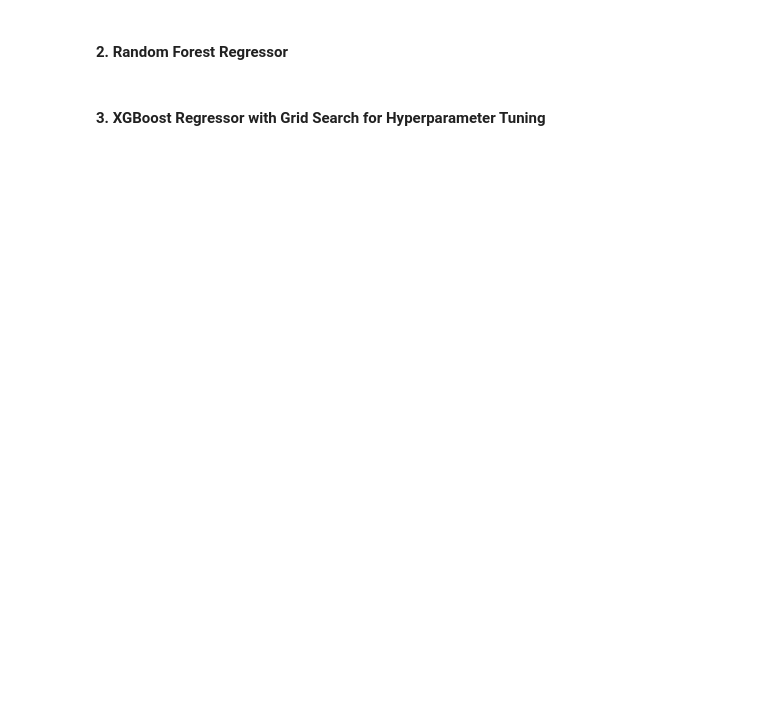
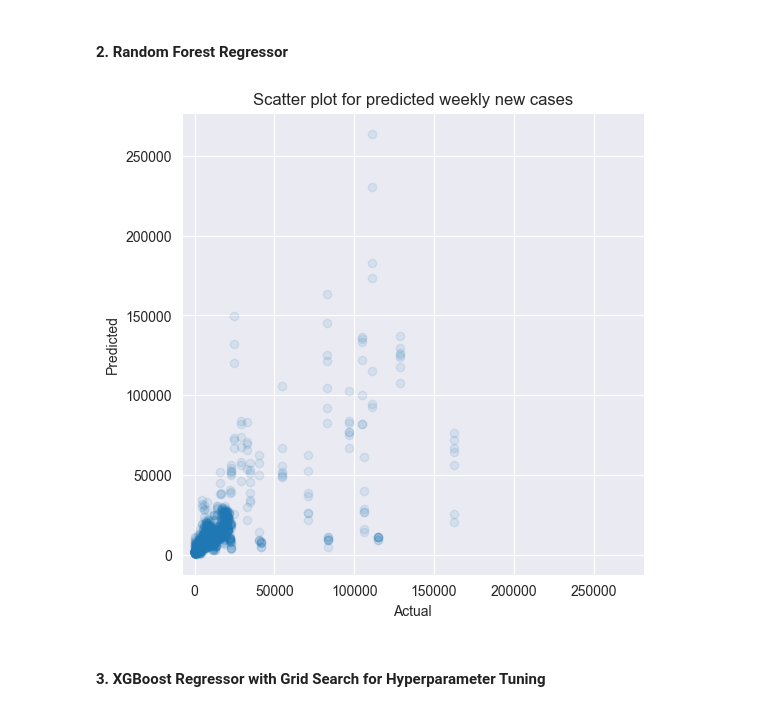
Before and after one commit to Zafarbek05/MLDA.CW.16417, a Jupyter notebook: notebooks/mlda.16417.ipynb, the cells around one changed output. Cells and saved outputs as stored; diff of their text form; code cells hidden in the pictures; blank space fills up the shorter version.

```diff
--- a/notebooks/mlda.16417.ipynb
+++ b/notebooks/mlda.16417.ipynb
@@ -453,6 +473,25 @@ from sklearn.linear_model import LinearRegression
 #### 2. Random Forest Regressor
 # %%
 from sklearn.ensemble import RandomForestRegressor
+
+# training
+model_rf = RandomForestRegressor(random_state=42, n_jobs=-1)
+model_rf.fit(X_train, y_train)
+
+# predicting
+y_pred_rf = model_rf.predict(X_test)
+
+# Scatter plot
+plt.figure(figsize=(6, 6))
+plt.scatter(y_test, y_pred_rf, alpha=0.1)
+plt.title("Scatter plot for predicted weekly new cases")
+plt.xlabel('Actual')
+plt.ylabel('Predicted')
+plt.grid(True)
+plt.axis('square')
+plt.show()
+# %% [output]
+[figure, added]
 # %% [markdown]
 #### 3. XGBoost Regressor with Grid Search for Hyperparameter Tuning
 # %%
```
Also changed, not shown: parts of 3 cells of this notebook, 1 other file.
